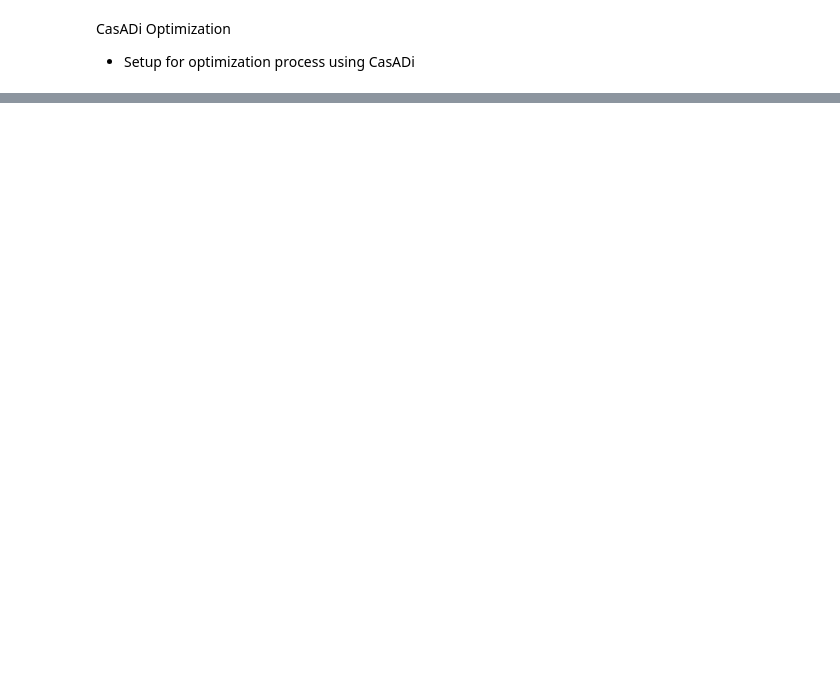
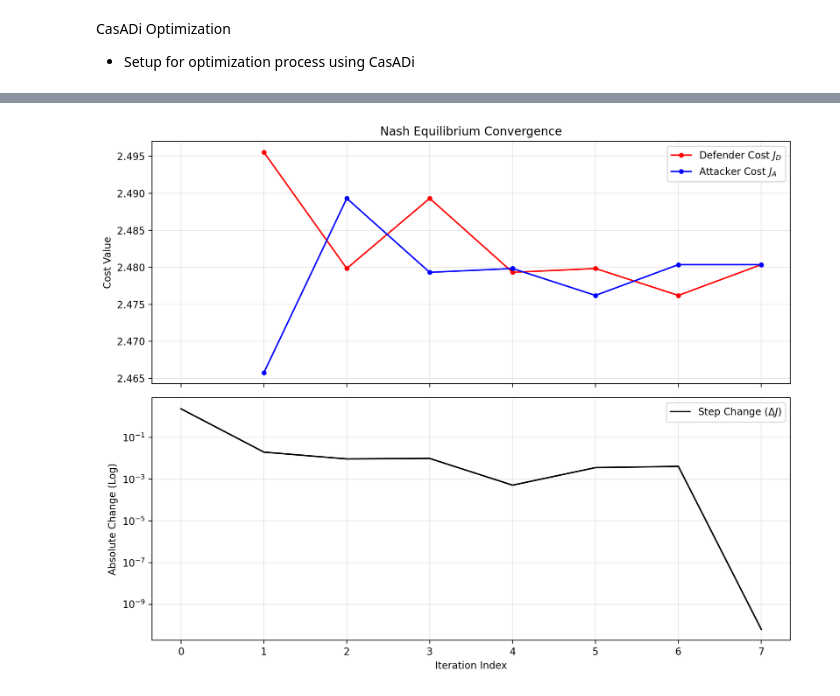
Before and after one commit to jeffersonkim97/Defender_Strategy, a Jupyter notebook: script/attacker_defender_game_iterative.ipynb, the cells around one changed output, grey strips where cells are left out. Saved outputs shown, nothing was run; the diff lists cells and outputs as text; code cells hidden in the pictures; blank space fills up the shorter version.

```diff
--- a/script/attacker_defender_game_iterative.ipynb
+++ b/script/attacker_defender_game_iterative.ipynb
@@ -87,7 +87,7 @@ visualize_map_at_time(map_in, cam_dict, t=0, sensor_alpha=0.5)
 # %%
 # Setup for Attacker Strategy: STP-RRT*
 x0 = [0, 0, 0]
-xf = [100, 100, 1200]
+xf = [100, 100, 300]
 vmax = 10
 
 stp_rrt_setup = {}
@@ -1136 +1038,26 @@ Text(0.5, 1.0, 'Cost Function for Alternating Attacker-Defender Game')
+# %%
+fig, (ax1, ax2) = plt.subplots(2, 1, figsize=(10, 8), dpi=200, sharex=True)
+
+# --- Top Plot: Raw Costs ---
+ax1.plot(iteration[1:], defender_cost_history[1:], '-o', color='red', label=r'Defender Cost $J_D$', markersize=4)
+ax1.plot(iteration[1:], attacker_cost_history[1:], '-o', color='blue', label=r'Attacker Cost $J_A$', markersize=4)
+ax1.set_ylabel('Cost Value')
+ax1.grid(True, which='both', alpha=0.3)
+ax1.legend(loc='upper right')
+ax1.set_title('Nash Equilibrium Convergence')
+
+# --- Bottom Plot: Convergence Delta (The "Gap") ---
+# Calculate the change between iterations
+# Use np.diff to see how much the cost is "settling"
+deltas = np.abs(np.diff(payoff_history))
+ax2.semilogy(iteration, deltas, '-k', label='Step Change ($\Delta J$)')
+ax2.set_ylabel('Absolute Change (Log)')
+ax2.set_xlabel('Iteration Index')
+ax2.grid(True, which='both', alpha=0.3)
+ax2.legend()
+
+plt.tight_layout()
+fig.savefig('image/AD_Game/Local_NE_Convergence.png', dpi=300, bbox_inches='tight')
+# %% [output]
+[figure, added]
 # %%
```
Also changed, not shown: parts of 16 cells of this notebook, 6 other files.
